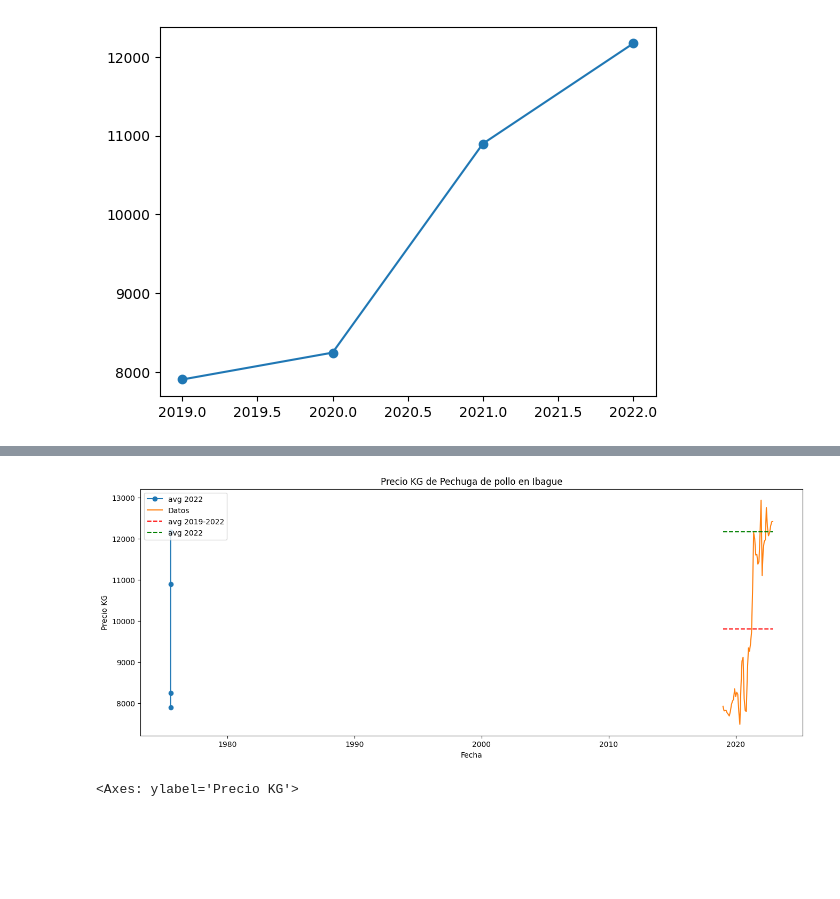
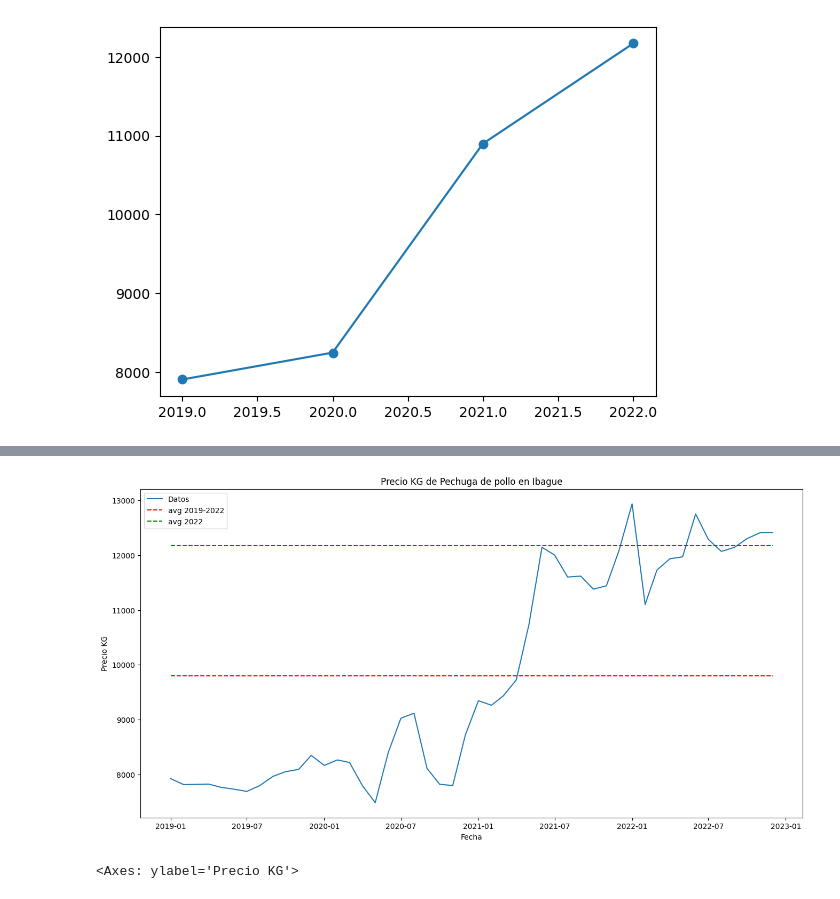
Before and after one commit to RioDeMilo/RETAIL-PRICES-COLOMBIA, a Jupyter notebook: IPC1823.ipynb, the cells around one changed output, grey strips where cells are left out. Saved outputs shown, nothing was run; the diff lists cells and outputs as text; code cells hidden in the pictures; blank space fills up the shorter version.

```diff
--- a/IPC1823.ipynb
+++ b/IPC1823.ipynb
@@ -522,3 +522,7 @@ Year_mean = n.to_frame(name="Precio Promedio")
 Year_mean.columns =['Precio KG']
 # %%
 # here i should create a new column in the data frame with the length of the line that i want to plot
+# %%
+n = dfpc.groupby(dfpc.index.year)['Precio KG'].mean()
+Year_mean = n.to_frame(name="Precio Promedio")
+n.columns =['Precio KG']
@@ -524,0 +531,2 @@ Year_mean.columns =['Precio KG']
+# %%
+dfpc['Promedio'] = dfpc.index.year
@@ -537,23 +559,21 @@ plt.plot(Year_mean_x,Year_mean_y,label='avg 2022',marker="o")
 # %%
+
 x = dfpc.index
 y = dfpc['Precio KG']
 y_avg = [np.mean(y)] * len(x)
 y_22 = dfpc.loc["2022":"2023","Precio KG"]
 y_avg22=[np.mean(y_22)]* len(x)
 Year_mean_x = Year_mean.index
 Year_mean_y = Year_mean['Precio KG']
-plt.figure(figsize=(16,6))
+plt.figure(figsize=(16,8))
 plt.title(t)
 plt.xlabel('Fecha')
 plt.ylabel('Precio KG')
-plt.plot(Year_mean_x,Year_mean_y,label='avg 2022',marker="o")
 sns.lineplot(data =dfpc,x='Fecha',y='Precio KG',label ='Datos')
 plt.plot(x, y_avg, color='red', ls='--',label ='avg 2019-2022')
 plt.plot(x,y_avg22, color="green",ls="--",label='avg 2022')
-
-
 plt.legend(loc="upper left")
 plt.show()
 # %% [output]
-[figure, old version]
+[figure, new version]
 # %%
```
Also changed, not shown: parts of 10 cells of this notebook.
